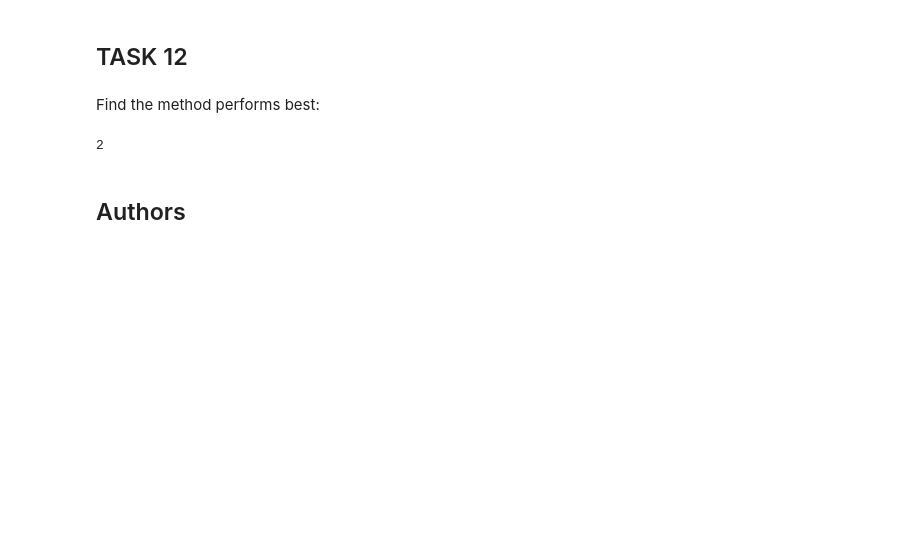
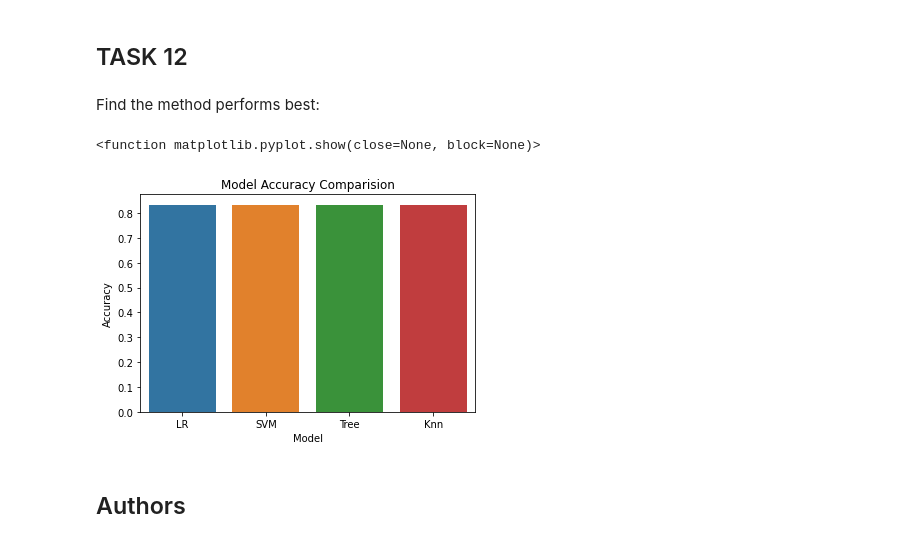
Before and after one commit to tblexcelsior/AppliedDSCapstone, a Jupyter notebook: Predictive Analysis.ipynb, the cells around one changed output. Drawn from its saved outputs; the diff is of its cells as text; code cells hidden in the pictures; blank space fills up the shorter version.

```diff
--- a/Predictive Analysis.ipynb
+++ b/Predictive Analysis.ipynb
@@ -315,11 +315,17 @@ plot_confusion_matrix(Y_test,yhat)
 ## TASK  12
 # %% [markdown]
 Find the method performs best:
-# %%
-best_model = np.asarray([lr_score, svm_score, tree_score, knn_score]).argmax()
-best_model
-# %% [output]
-2
+# %%
+acc = np.asarray([lr_score, svm_score, tree_score, knn_score])
+name = ['LR', 'SVM', 'Tree', 'Knn']
+sns.barplot(x = name, y = acc)
+plt.xlabel('Model')
+plt.ylabel('Accuracy')
+plt.title('Model Accuracy Comparision')
+plt.show()
+# %% [output]
+<function matplotlib.pyplot.show(close=None, block=None)>
+[figure, added]
 # %% [markdown]
 ## Authors
 # %% [markdown]
```
Also changed, not shown: parts of 2 cells of this notebook.
